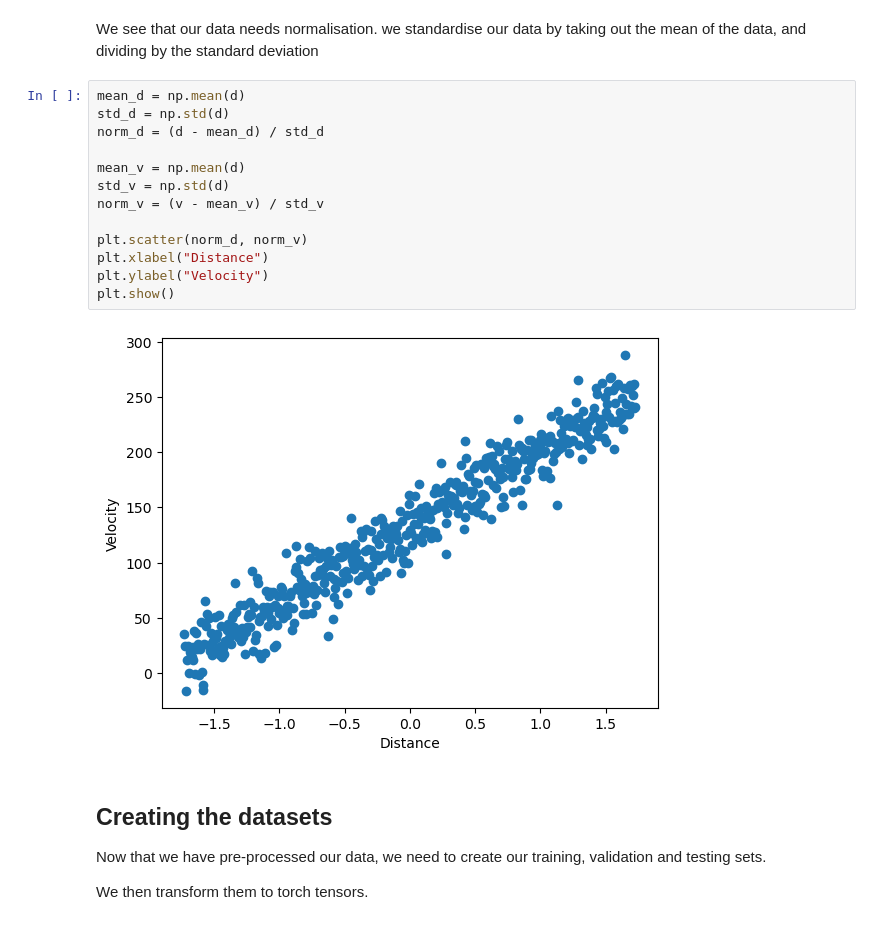
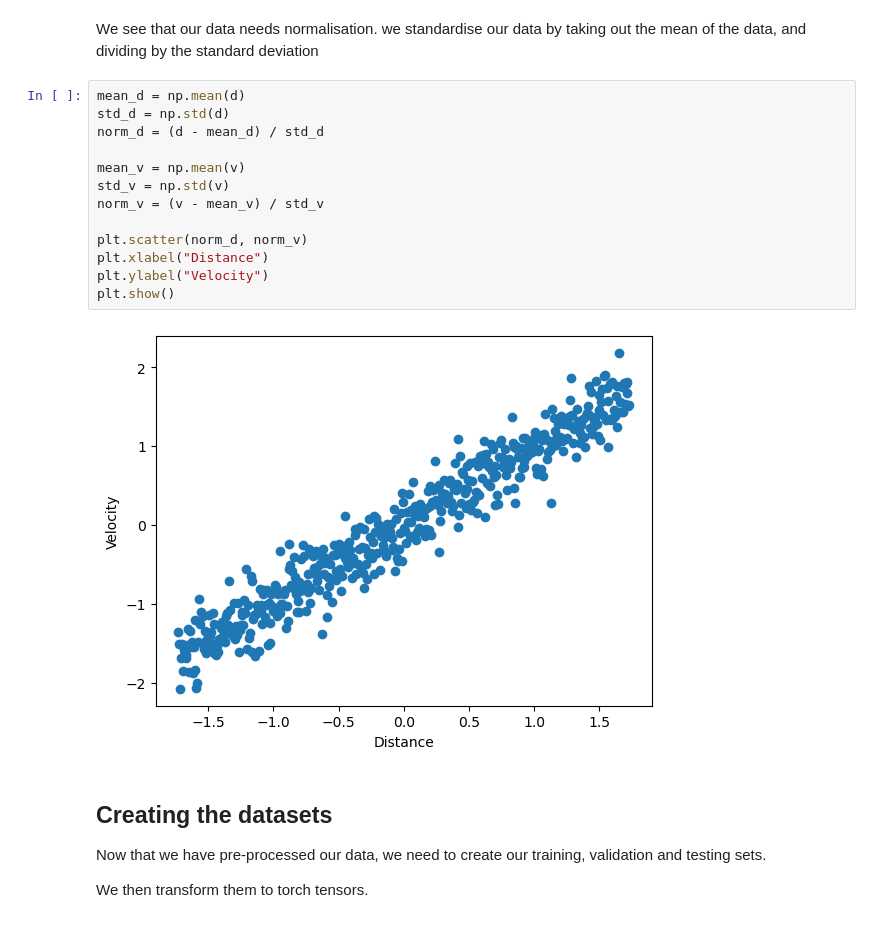
Before and after one commit to mhuertascompany/euclid-school-2026, a Jupyter notebook: Y1/notebooks/1a-linear_regression.ipynb, the cells around one changed output. Cells and saved outputs as stored; diff of their text form.

```diff
--- a/Y1/notebooks/1a-linear_regression.ipynb
+++ b/Y1/notebooks/1a-linear_regression.ipynb
@@ -62,18 +62,18 @@ we standardise our data by taking out the mean of the data, and dividing by the
 # %%
 mean_d = np.mean(d)
 std_d = np.std(d)
 norm_d = (d - mean_d) / std_d
 
-mean_v = np.mean(d)
-std_v = np.std(d)
+mean_v = np.mean(v)
+std_v = np.std(v)
 norm_v = (v - mean_v) / std_v
 
 plt.scatter(norm_d, norm_v)
 plt.xlabel("Distance")
 plt.ylabel("Velocity")
 plt.show()
 # %% [output]
-[figure, old version]
+[figure, new version]
 # %% [markdown]
 ## Creating the datasets
 Now that we have pre-processed our data, we need to create our training, validation and testing sets.
```
Also changed, not shown: parts of 5 cells of this notebook, 1 other file.
